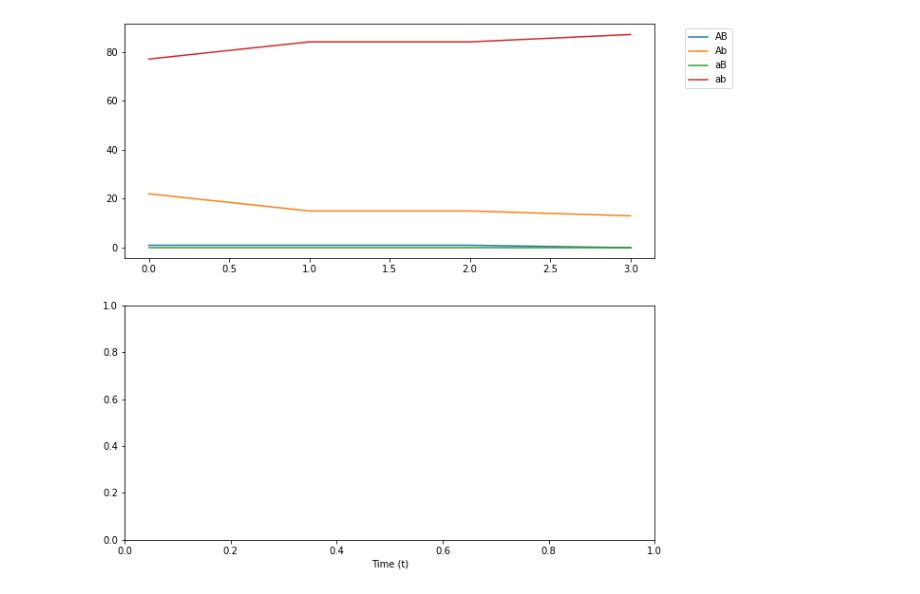
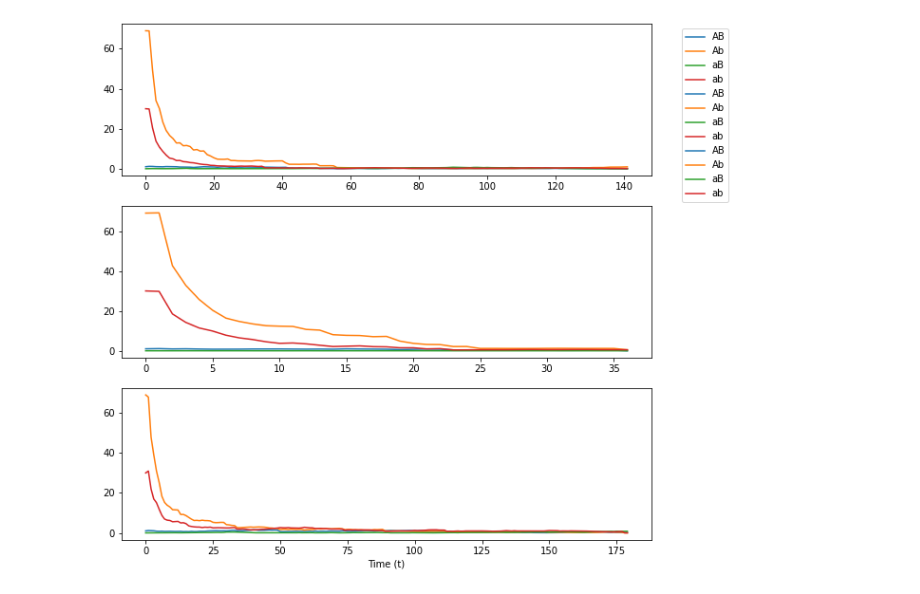
Before and after one commit to TomMakesThings/Wright-Fisher-Simulator, a Jupyter notebook: WrightFisher.ipynb, the cells around one changed output. Cells and saved outputs as stored; diff of their text form; code cells hidden in the pictures.

```diff
--- a/WrightFisher.ipynb
+++ b/WrightFisher.ipynb
@@ -625,16 +660,19 @@ r_results
 # %%
-fig, axes = plt.subplots(2, figsize = (10, 10))
+fig, axes = plt.subplots(3, figsize = (10, 10))
 
 # Get list of the haplotype genotypes AB, Ab, aB and ab
 all_haplotypes = list(initial_alleles.keys())
 
-for i in range(len(all_haplotypes)):
-    haplotype = all_haplotypes[i]
-    haplotype_freq = two_loci_simulation_results["haplotype_frequencies"][i]
-    axes[0].plot(haplotype_freq, label = haplotype)
+for i in range(len(r_value_colours.keys())):
+    r_value = list(r_value_colours.keys())[i]
+
+    for j in range(len(all_haplotypes)):
+        haplotype = all_haplotypes[j]
+        haplotype_freq = np.transpose(average_haplotype_freq[str(r_value)])[j]
+        axes[i].plot(haplotype_freq, label = haplotype)
 
 fig.legend(loc = "upper right", bbox_to_anchor = (1.02, 0.88))
 plt.xlabel("Time (t)")
 plt.show()
 # %% [output]
-[figure, old version]
+[figure, new version]
```
Also changed, not shown: parts of 11 cells of this notebook, 5 other files.
